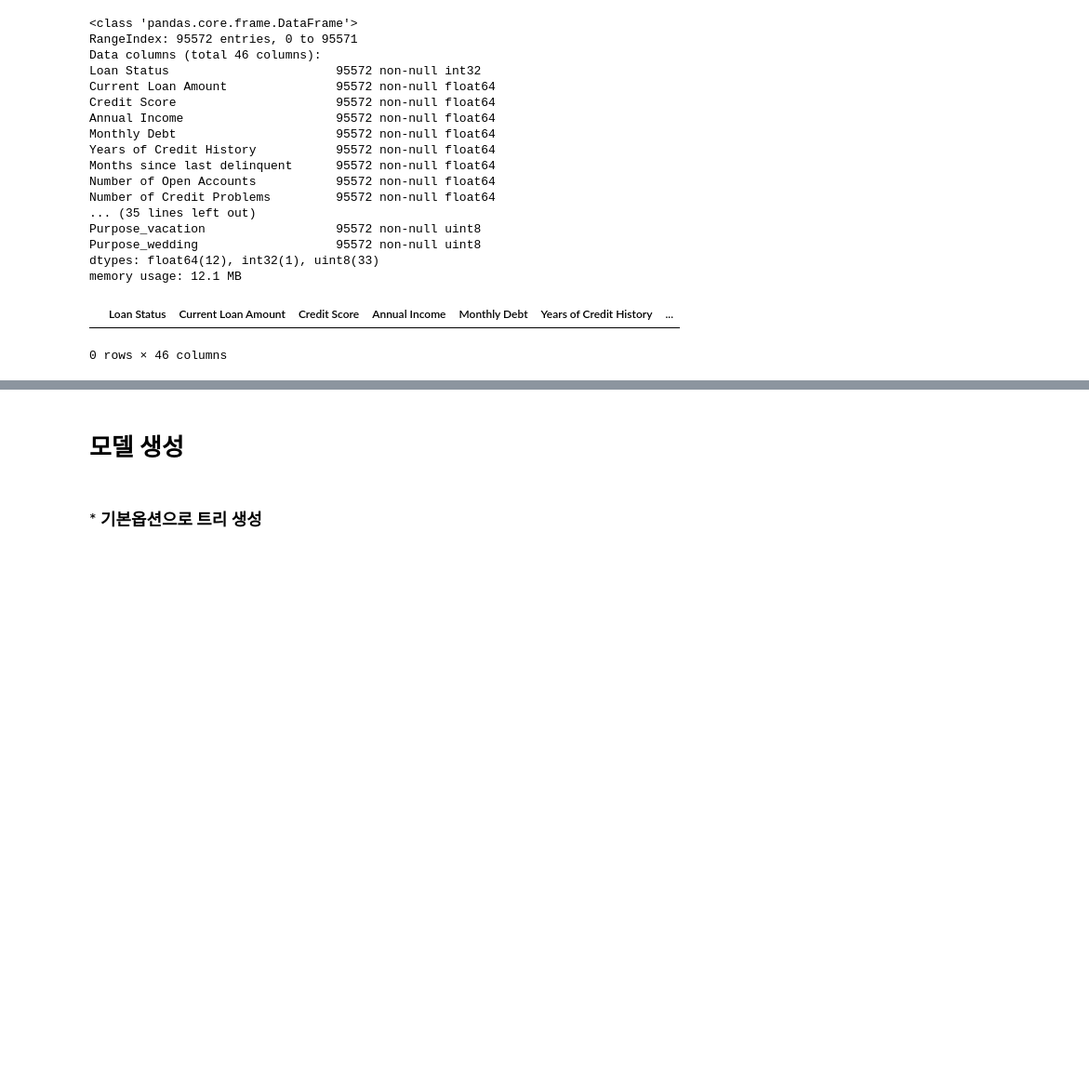
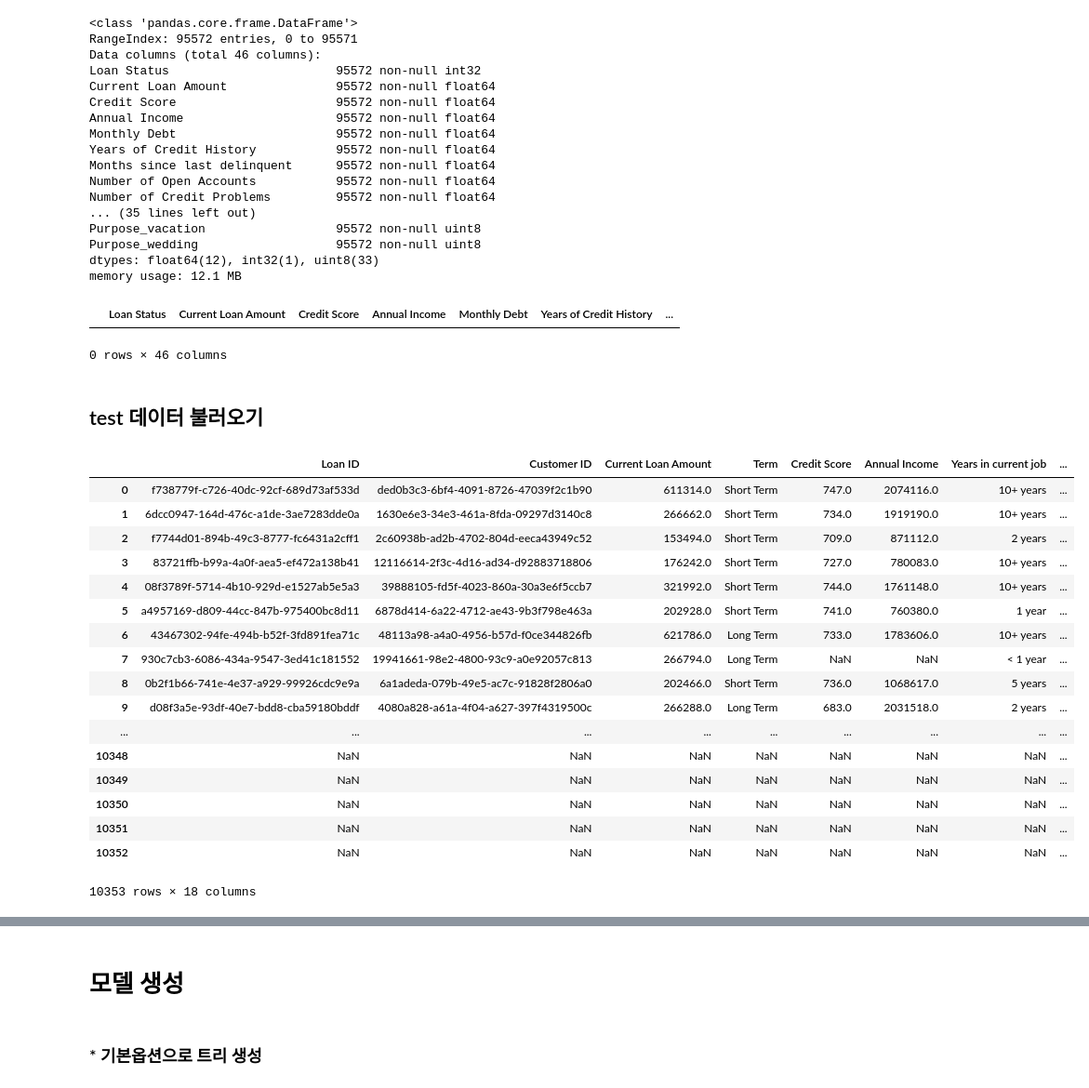
Before and after one commit to ZUNOXI/Credit_Predict_BigData, a Jupyter notebook: Cgproject_DT_eng.ipynb, the cells around one changed output, grey strips where cells are left out. Shown at 93% size. Cells and saved outputs as stored; diff of their text form; code cells hidden in the pictures; blank space fills up the shorter version.

```diff
--- a/Cgproject_DT_eng.ipynb
+++ b/Cgproject_DT_eng.ipynb
@@ -146,3 +138,28 @@ df_raw_dummy[(df_raw_dummy["Loan Status"]==0)& (df_raw_dummy["Credit Score"]>330
 # %% [output]
 |  | Loan Status | Current Loan Amount | Credit Score | Annual Income | Monthly Debt | Years of Credit History | ... |
 0 rows × 46 columns
+# %% [markdown]
+## test 데이터 불러오기
+# %%
+df_test = pd.read_csv("dataset/credit_test.csv")
+# %%
+df_test
+# %% [output]
+|  | Loan ID | Customer ID | Current Loan Amount | Term | Credit Score | Annual Income | Years in current job | ... |
+| 0 | f738779f-c726-40dc-92cf-689d73af533d | ded0b3c3-6bf4-4091-8726-47039f2c1b90 | 611314.0 | Short Term | 747.0 | 2074116.0 | 10+ years | ... |
+| 1 | 6dcc0947-164d-476c-a1de-3ae7283dde0a | 1630e6e3-34e3-461a-8fda-09297d3140c8 | 266662.0 | Short Term | 734.0 | 1919190.0 | 10+ years | ... |
+| 2 | f7744d01-894b-49c3-8777-fc6431a2cff1 | 2c60938b-ad2b-4702-804d-eeca43949c52 | 153494.0 | Short Term | 709.0 | 871112.0 | 2 years | ... |
+| 3 | 83721ffb-b99a-4a0f-aea5-ef472a138b41 | 12116614-2f3c-4d16-ad34-d92883718806 | 176242.0 | Short Term | 727.0 | 780083.0 | 10+ years | ... |
+| 4 | 08f3789f-5714-4b10-929d-e1527ab5e5a3 | 39888105-fd5f-4023-860a-30a3e6f5ccb7 | 321992.0 | Short Term | 744.0 | 1761148.0 | 10+ years | ... |
+| 5 | a4957169-d809-44cc-847b-975400bc8d11 | 6878d414-6a22-4712-ae43-9b3f798e463a | 202928.0 | Short Term | 741.0 | 760380.0 | 1 year | ... |
+| 6 | 43467302-94fe-494b-b52f-3fd891fea71c | 48113a98-a4a0-4956-b57d-f0ce344826fb | 621786.0 | Long Term | 733.0 | 1783606.0 | 10+ years | ... |
+| 7 | 930c7cb3-6086-434a-9547-3ed41c181552 | 19941661-98e2-4800-93c9-a0e92057c813 | 266794.0 | Long Term | NaN | NaN | < 1 year | ... |
+| 8 | 0b2f1b66-741e-4e37-a929-99926cdc9e9a | 6a1adeda-079b-49e5-ac7c-91828f2806a0 | 202466.0 | Short Term | 736.0 | 1068617.0 | 5 years | ... |
+| 9 | d08f3a5e-93df-40e7-bdd8-cba59180bddf | 4080a828-a61a-4f04-a627-397f4319500c | 266288.0 | Long Term | 683.0 | 2031518.0 | 2 years | ... |
+| ... | ... | ... | ... | ... | ... | ... | ... | ... |
+| 10348 | NaN | NaN | NaN | NaN | NaN | NaN | NaN | ... |
+| 10349 | NaN | NaN | NaN | NaN | NaN | NaN | NaN | ... |
+| 10350 | NaN | NaN | NaN | NaN | NaN | NaN | NaN | ... |
+| 10351 | NaN | NaN | NaN | NaN | NaN | NaN | NaN | ... |
+| 10352 | NaN | NaN | NaN | NaN | NaN | NaN | NaN | ... |
+10353 rows × 18 columns
```
Also changed, not shown: parts of 9 cells of this notebook, 3 other files.
